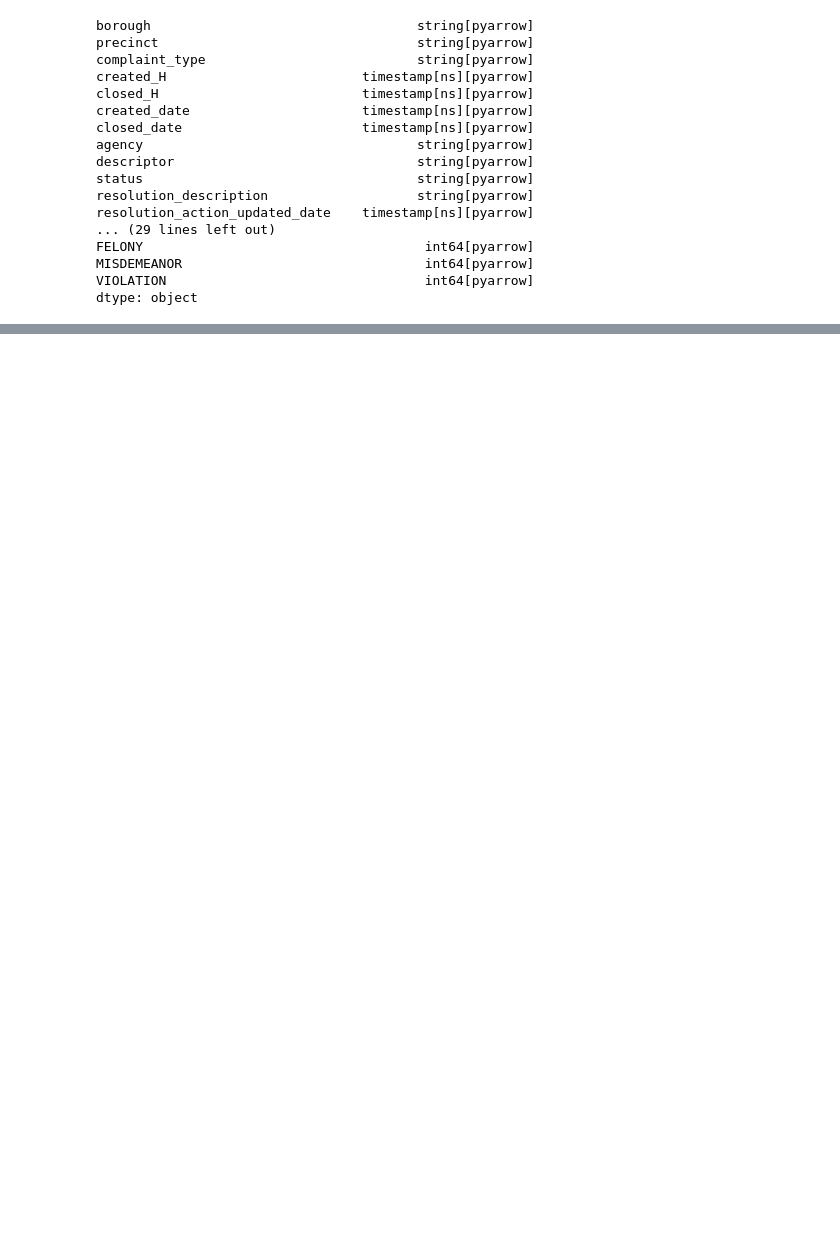
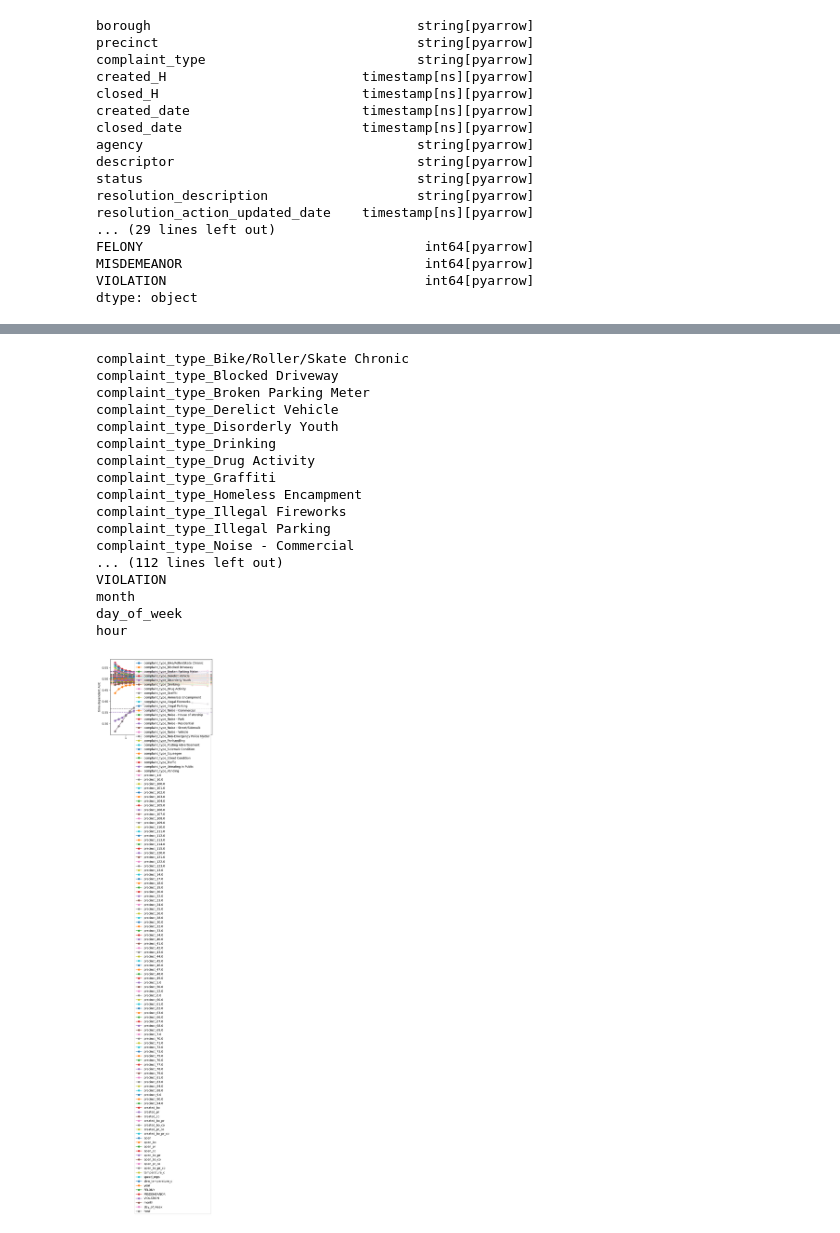
Before and after one commit to jamorr/Capstone, a Jupyter notebook: src/final.ipynb, the cells around one changed output, grey strips where cells are left out. Drawn from its saved outputs; the diff is of its cells as text; code cells hidden in the pictures; blank space fills up the shorter version.

```diff
--- a/src/final.ipynb
+++ b/src/final.ipynb
@@ -298,0 +311,35 @@ plt.grid(True)
+# %%
+from sksurv.metrics import cumulative_dynamic_auc, concordance_index_ipcw
+def plot_cumulative_dynamic_auc(risk_score, label, color=None):
+    auc, mean_auc = cumulative_dynamic_auc(y_train, y_test, risk_score, times)
+
+    plt.plot(times, auc, marker="o", color=color, label=label)
+    plt.xlabel("Hour from Complaint Made")
+    plt.ylabel("time-dependent AUC")
+    plt.axhline(mean_auc, color=color, linestyle="--")
+    plt.legend([])
+
+
+for i, col in enumerate(X_train.columns):
+    print(col)
+    plot_cumulative_dynamic_auc(X_test[col], col, color=f"C{i}")
+    ret = concordance_index_ipcw(y_train, y_test, X_test[col], tau=times[-1])
+# %% [output]
+complaint_type_Bike/Roller/Skate Chronic
+complaint_type_Blocked Driveway
+complaint_type_Broken Parking Meter
+complaint_type_Derelict Vehicle
+complaint_type_Disorderly Youth
+complaint_type_Drinking
+complaint_type_Drug Activity
+complaint_type_Graffiti
+complaint_type_Homeless Encampment
+complaint_type_Illegal Fireworks
+complaint_type_Illegal Parking
+complaint_type_Noise - Commercial
+... (112 lines left out)
+VIOLATION
+month
+day_of_week
+hour
+[figure, added]
```
Also changed, not shown: parts of 14 cells of this notebook, 1 other file.
